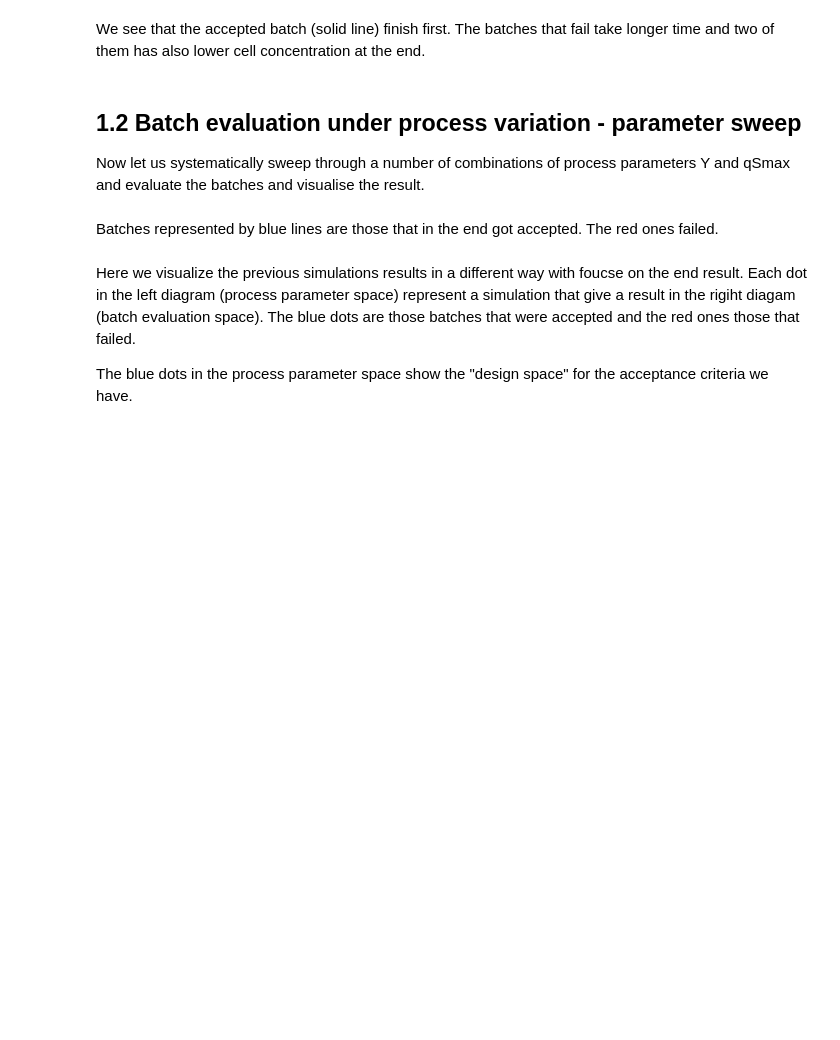
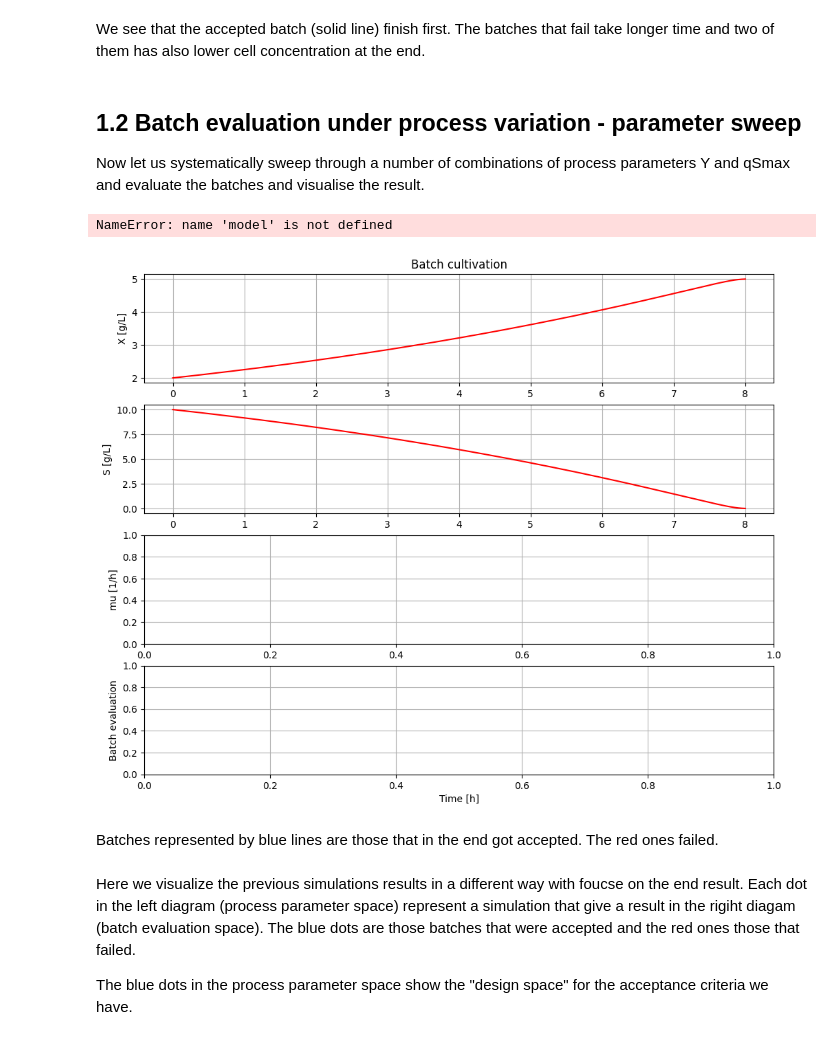
Before and after one commit to janpeter19/BPL_TEST2_Batch_design_space, a Jupyter notebook: BPL_TEST2_Batch_design_space_fmpy_colab.ipynb, the cells around one changed output. Drawn from its saved outputs; the diff is of its cells as text; code cells hidden in the pictures; blank space fills up the shorter version.

```diff
--- a/BPL_TEST2_Batch_design_space_fmpy_colab.ipynb
+++ b/BPL_TEST2_Batch_design_space_fmpy_colab.ipynb
@@ -175,35 +200,38 @@ data = np.zeros([nY,nqSmax,5])
 # Run parameter sweep - takes a few minutes
 newplot(plotType='TimeSeries_2_diagrams')
 init(VX_start=2, VS_start=10)
 
 for j in range(nY):
     for k in range(nqSmax):
         par(Y=Y_range[j])
         par(qSmax=qSmax_range[k])
         simu(8)
 
         # Store final results
         data[j,k,0] = Y_range[j]
         data[j,k,1] = qSmax_range[k]
         data[j,k,2] = sim_res['monitor.time_final'][-1]
         data[j,k,3] = sim_res['monitor.X_final'][-1]
         data[j,k,4] = sim_res['monitor.batch_evaluation'][-1]
 
         # Plot simulation results
         if sim_res['monitor.batch_evaluation'][-1] > 0:
             ax1.plot(sim_res['time'], sim_res['bioreactor.c[1]'],'b-')
             ax2.plot(sim_res['time'], sim_res['bioreactor.c[2]'],'b-')
-            ax2.plot([0, simulationTime], [model.get('monitor.S_min'), model.get('monitor.S_min')],'g--')
+            ax2.plot([0, simulationTime], [model_get('monitor.S_min'), model_get('monitor.S_min')],'g--')
             ax3.plot(sim_res['time'], sim_res['bioreactor.culture.q[1]'],'b-')
             ax4.step(sim_res['time'],sim_res['monitor.batch_evaluation'],where='post',color='b',linestyle='-')
         else:
             ax1.plot(sim_res['time'], sim_res['bioreactor.c[1]'],'r-')
             ax2.plot(sim_res['time'], sim_res['bioreactor.c[2]'],'r-')
-            ax2.plot([0, simulationTime], [model.get('monitor.S_min'), model.get('monitor.S_min')],'g--')
+            ax2.plot([0, simulationTime], [model_get('monitor.S_min'), model_get('monitor.S_min')],'g--')
             ax3.plot(sim_res['time'], sim_res['bioreactor.culture.q[1]'],'r-')
             ax4.step(sim_res['time'],sim_res['monitor.batch_evaluation'],where='post',color='r',linestyle='-')
 
 plt.show()
+# %% [output]
+NameError: name 'model' is not defined
+[figure, added]
 # %% [markdown]
 Batches represented by blue lines are those that in the end got accepted. The red ones failed.
 # %%
```
Also changed, not shown: parts of 8 cells of this notebook.
